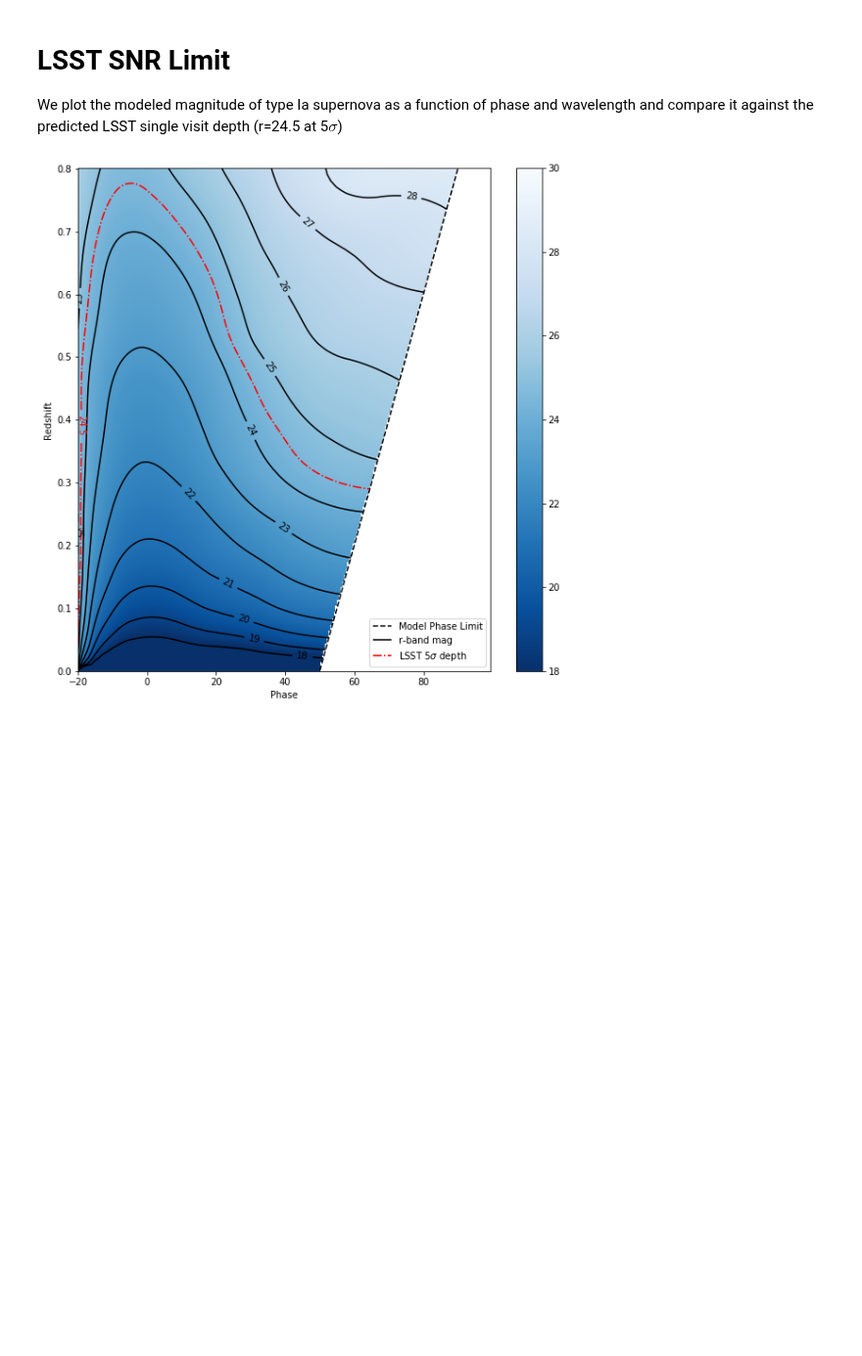
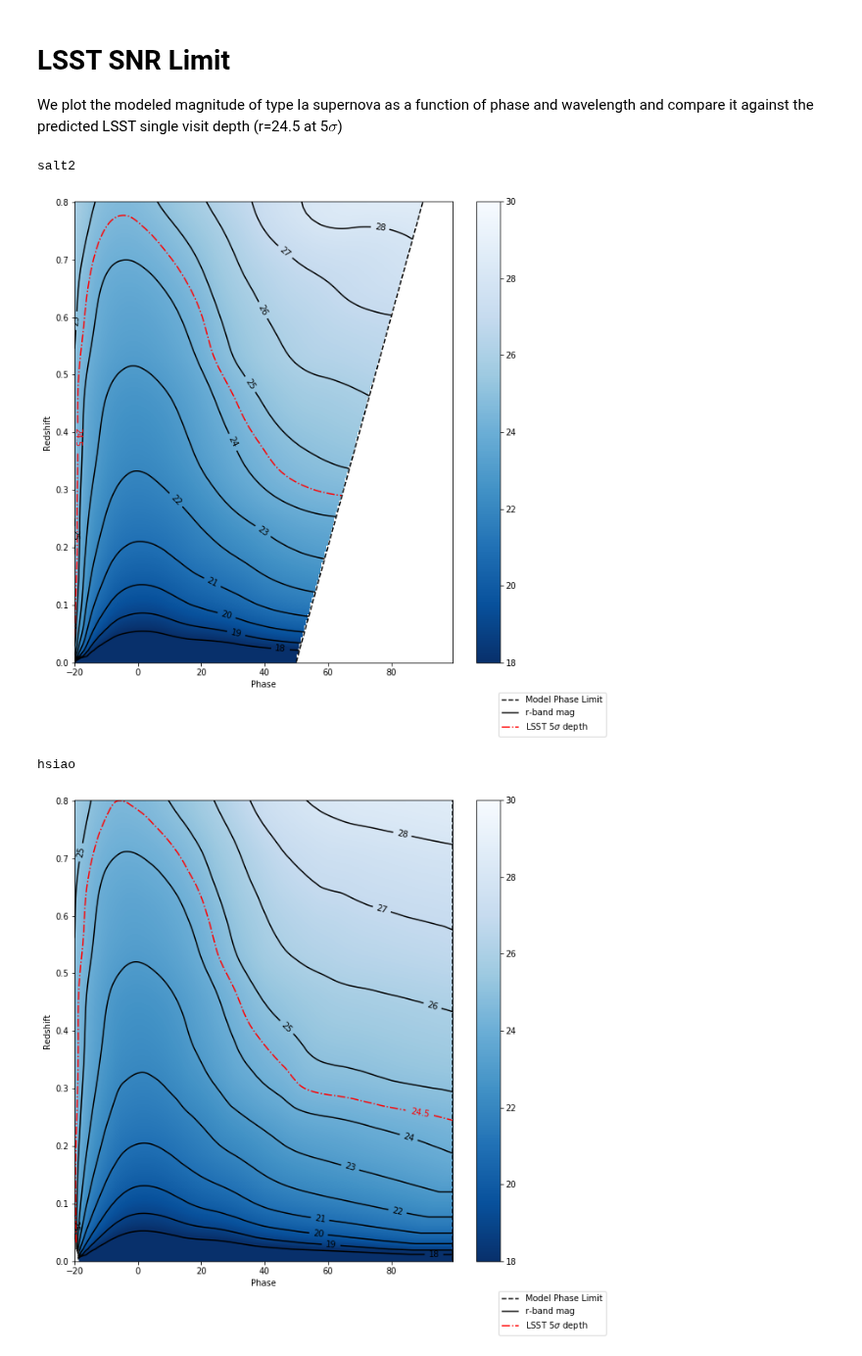
Before and after one commit to mwvgroup/csp-cmfgen, a Jupyter notebook: notebooks/lsst_snr_limit.ipynb, the cells around one changed output. Shown at 98% size. Saved outputs shown, nothing was run; the diff lists cells and outputs as text; code cells hidden in the pictures; blank space fills up the shorter version.

Commit message:
Adds figure for hsiao model

```diff
--- a/notebooks/lsst_snr_limit.ipynb
+++ b/notebooks/lsst_snr_limit.ipynb
@@ -123,19 +123,25 @@ def plot_mag(redshift, phase, mag):
 
     plt.xlabel('Phase')
     plt.ylabel('Redshift')
-    plt.legend(loc='lower right')
+    fig.legend(loc='lower right')
     plt.xlim(min(phase), max(phase))
 
     return fig
 # %%
-sn_model = sncosmo.Model('salt2-extended')  # or salt2-extended, salt2-h17
-filter_name = 'lsstr'
-redshift_range = (.001, .81, .01)
-phase_range = (-20, 100, .5)
+for s in ['salt2', 'hsiao']:
+    print(s)
+    sn_model = sncosmo.Model(s)
+    filter_name = 'lsstr'
+    redshift_range = (.001, .81, .01)
+    phase_range = (-20, 100, .5)
 
-redshift_arr = np.arange(*redshift_range)
-phase_arr = np.arange(*phase_range)
-mag_arr = calculate_magnitude(sn_model, redshift_arr, phase_arr, filter_name)
-fig = plot_mag(redshift_arr, phase_arr, mag_arr)
+    redshift_arr = np.arange(*redshift_range)
+    phase_arr = np.arange(*phase_range)
+    mag_arr = calculate_magnitude(sn_model, redshift_arr, phase_arr, filter_name)
+    fig = plot_mag(redshift_arr, phase_arr, mag_arr)
+    plt.show()
 # %% [output]
+salt2
-[figure, old version]
+[figure, new version]
+hsiao
+[figure, added]
```
